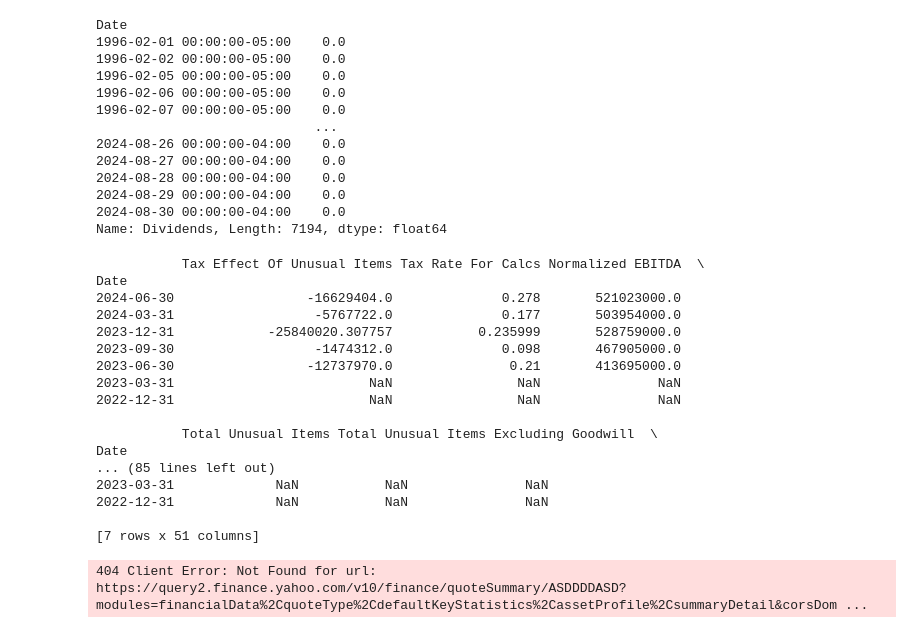
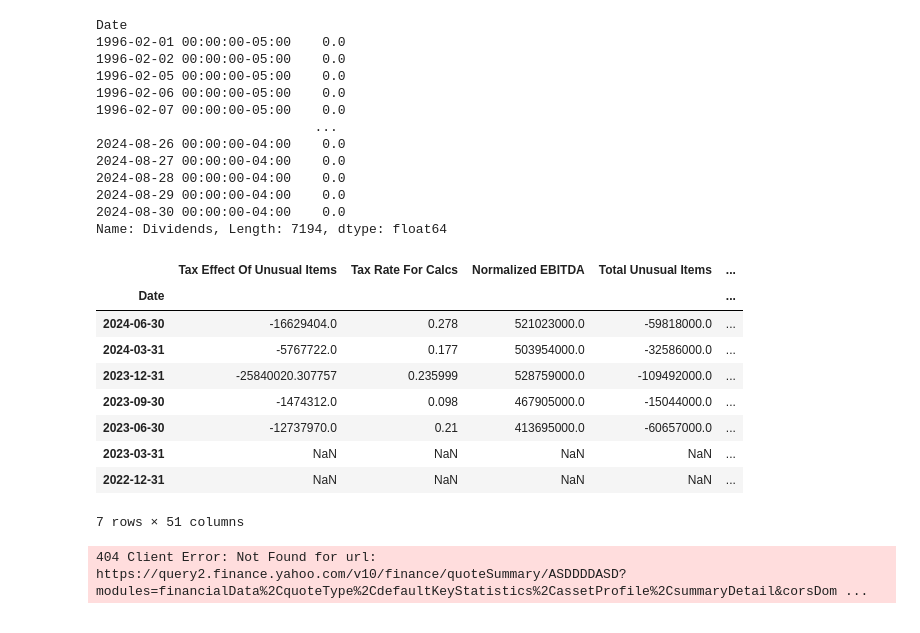
Before and after one commit to KImeriGitHub/RandomOdyssey, a Jupyter notebook: src/notebooks/sandbox.ipynb, the cells around one changed output. Cells and saved outputs as stored; diff of their text form; code cells hidden in the pictures.

```diff
--- a/src/notebooks/sandbox.ipynb
+++ b/src/notebooks/sandbox.ipynb
@@ -96,27 +121,20 @@ Name: Dividends, Length: 7194, dtype: float64
 # %%
 df = stock_info.quarterly_financials
 df= df.T
 df.index.name = 'Date'
 df.index = pd.to_datetime(df.index)
-print(df)
+df
 # %% [output]
+|  | Tax Effect Of Unusual Items | Tax Rate For Calcs | Normalized EBITDA | Total Unusual Items | ... |
+| Date |  |  |  |  | ... |
+| 2024-06-30 | -16629404.0 | 0.278 | 521023000.0 | -59818000.0 | ... |
+| 2024-03-31 | -5767722.0 | 0.177 | 503954000.0 | -32586000.0 | ... |
+| 2023-12-31 | -25840020.307757 | 0.235999 | 528759000.0 | -109492000.0 | ... |
+| 2023-09-30 | -1474312.0 | 0.098 | 467905000.0 | -15044000.0 | ... |
+| 2023-06-30 | -12737970.0 | 0.21 | 413695000.0 | -60657000.0 | ... |
+| 2023-03-31 | NaN | NaN | NaN | NaN | ... |
+| 2022-12-31 | NaN | NaN | NaN | NaN | ... |
-           Tax Effect Of Unusual Items Tax Rate For Calcs Normalized EBITDA  \
-Date
-2024-06-30                 -16629404.0              0.278       521023000.0
-2024-03-31                  -5767722.0              0.177       503954000.0
-2023-12-31            -25840020.307757           0.235999       528759000.0
-2023-09-30                  -1474312.0              0.098       467905000.0
-2023-06-30                 -12737970.0               0.21       413695000.0
-2023-03-31                         NaN                NaN               NaN
-2022-12-31                         NaN                NaN               NaN
-
-           Total Unusual Items Total Unusual Items Excluding Goodwill  \
-Date
-... (85 lines left out)
-2023-03-31             NaN           NaN               NaN
-2022-12-31             NaN           NaN               NaN
-
-[7 rows x 51 columns]
+7 rows × 51 columns
 # %%
 stock_info = yf.Ticker("asddddasd")
 a=stock_info.isin
```
Also changed, not shown: parts of 7 cells of this notebook, 6 other files.
